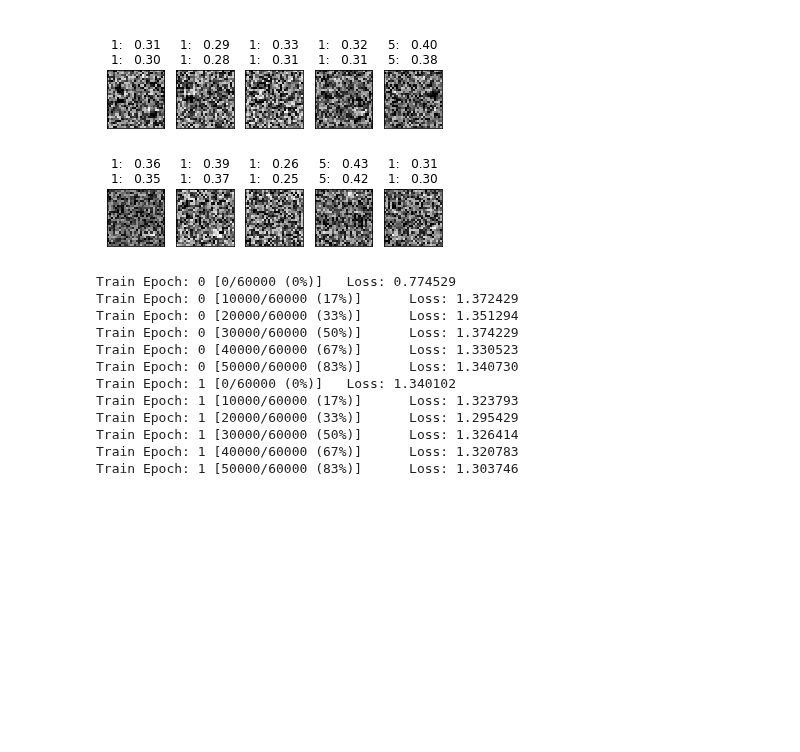
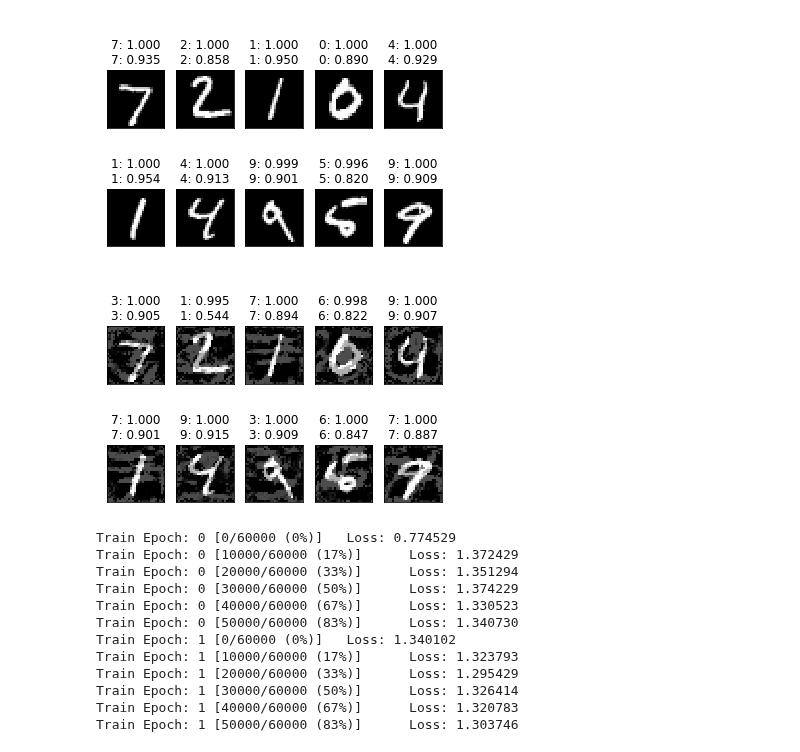
Before and after one commit to AlexMeinke/certified-certain-uncertainty, a Jupyter notebook: AdversarialAttack.ipynb, the cells around one changed output. Saved outputs shown, nothing was run; the diff lists cells and outputs as text; code cells hidden in the pictures; blank space fills up the shorter version.

Commit message:
Ran Evaluations on MNIST

```diff
--- a/AdversarialAttack.ipynb
+++ b/AdversarialAttack.ipynb
@@ -43,13 +41,20 @@ plotting.plot_samples([y_base, y], data)
-# %%
-gmm_model.eval()
-perturbed_image = tt.generate_adv_noise(base_model, .9, device=device)
-
-y = gmm_model(perturbed_image.to(device))
-y_base = base_model(perturbed_image.to(device))
-
-plotting.plot_samples([y_base, y], perturbed_image.detach().cpu())
-# %% [output]
-[figure, removed]
+# %%
+data, label = enumerate(dl.MNIST_test_loader).__next__()[1]
+
+y_base = base_model(data.to(device))
+y = gmm_model(data.to(device))
+
+plotting.plot_samples([y_base, y], data.detach().cpu())
+
+data = adv.gen_adv_sample(base_model, device, data, label, epsilon=0.3, step_size=0.01)
+
+y_base = base_model(data.to(device))
+y = gmm_model(data.to(device))
+
+plotting.plot_samples([y_base, y], data.detach().cpu())
+# %% [output]
+[figure, added]
+[figure, added]
 # %%
 import torch
 
```
Also changed, not shown: parts of 2 cells of this notebook, 4 other files.
